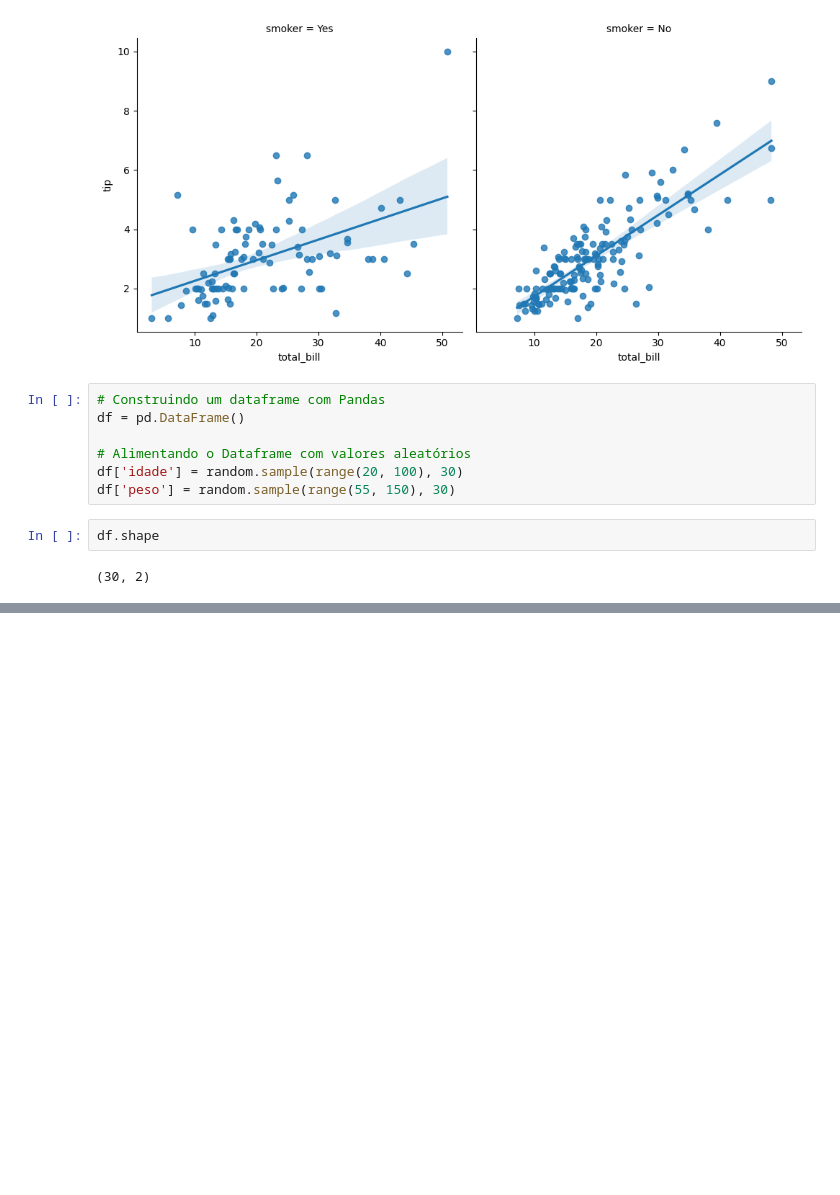
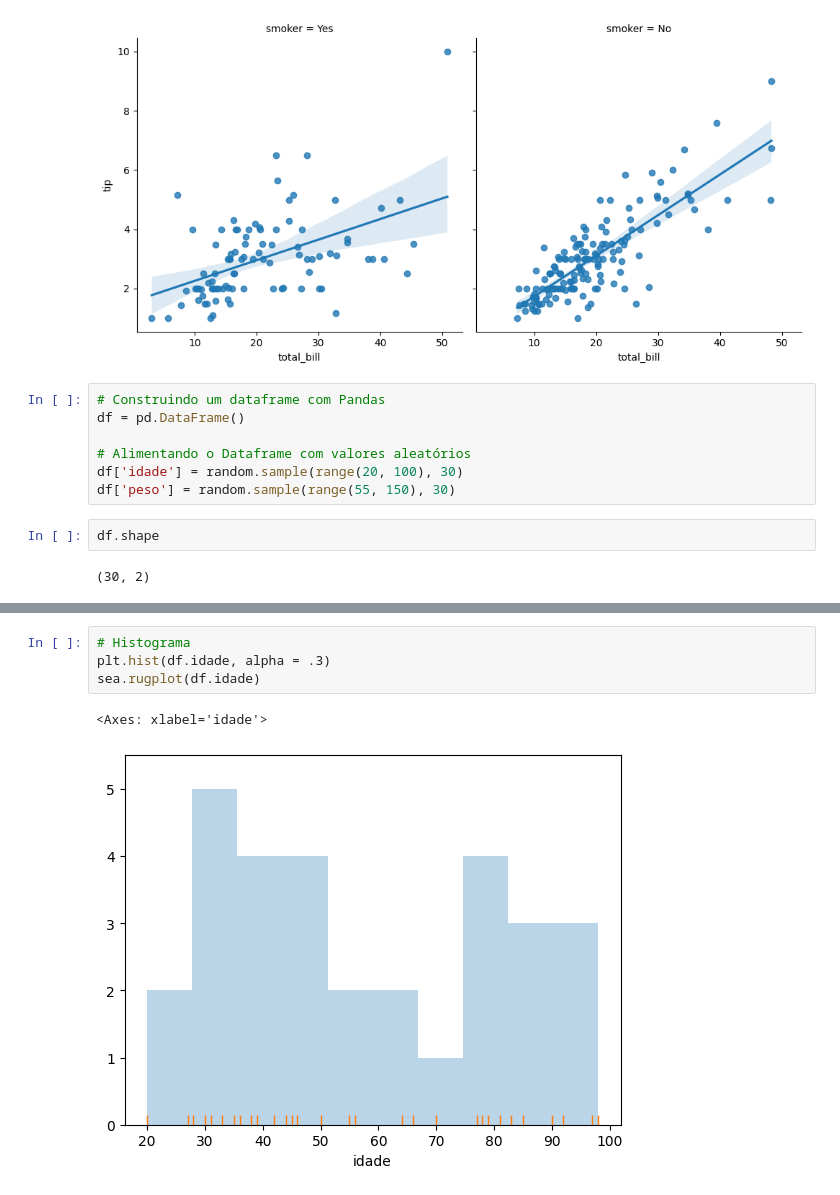
Before and after one commit to rheydne/curso-python, a Jupyter notebook: 11-graficos-python.ipynb/8-seaborn-graf-estatistico.ipynb, the cells around one changed output, grey strips where cells are left out. Saved outputs shown, nothing was run; the diff lists cells and outputs as text; blank space fills up the shorter version.

```diff
--- a/11-graficos-python.ipynb/8-seaborn-graf-estatistico.ipynb
+++ b/11-graficos-python.ipynb/8-seaborn-graf-estatistico.ipynb
@@ -60,0 +85,7 @@ sea.lmplot(data = df, x = "idade", y = "peso", fit_reg = True)
+# %%
+# Histograma
+plt.hist(df.idade, alpha = .3)
+sea.rugplot(df.idade)
+# %% [output]
+<Axes: xlabel='idade'>
+[figure, added]
```
Also changed, not shown: parts of 10 cells of this notebook, 4 other files.
